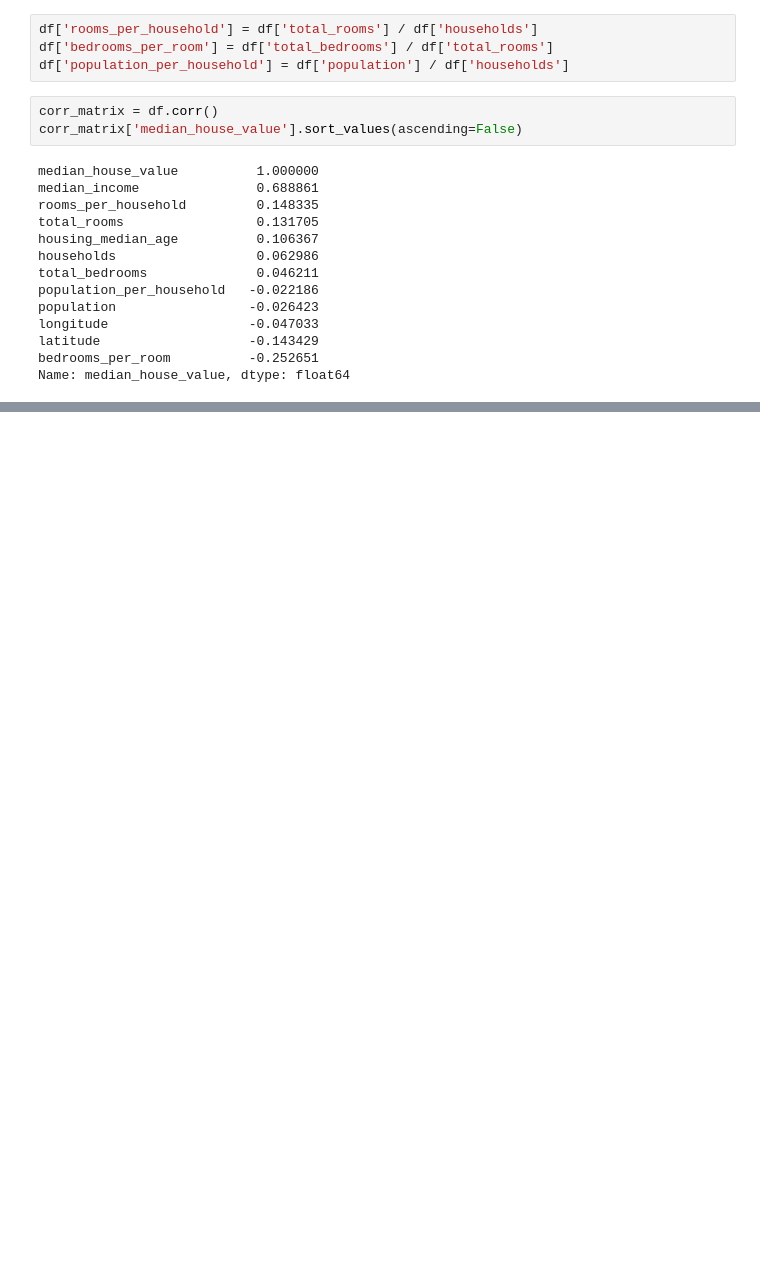
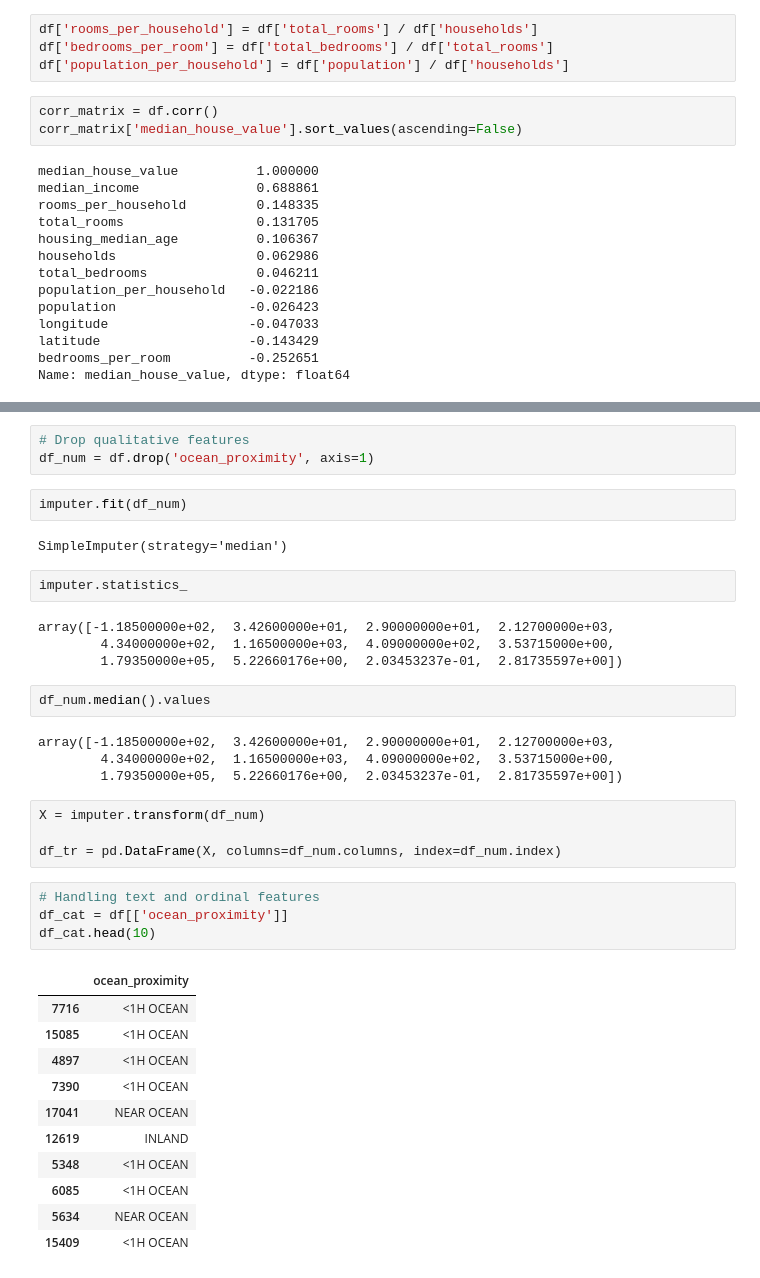
Before and after one commit to juan190199/Kaggle, a Jupyter notebook: Housing/housing.ipynb, the cells around one changed output, grey strips where cells are left out. Cells and saved outputs as stored; diff of their text form; blank space fills up the shorter version.

Commit message:
~// Data cleaning

```diff
--- a/Housing/housing.ipynb
+++ b/Housing/housing.ipynb
@@ -207,0 +278,39 @@ Name: median_house_value, dtype: float64
+# %%
+# Drop qualitative features
+df_num = df.drop('ocean_proximity', axis=1)
+# %%
+imputer.fit(df_num)
+# %% [output]
+SimpleImputer(strategy='median')
+# %%
+imputer.statistics_
+# %% [output]
+array([-1.18500000e+02,  3.42600000e+01,  2.90000000e+01,  2.12700000e+03,
+        4.34000000e+02,  1.16500000e+03,  4.09000000e+02,  3.53715000e+00,
+        1.79350000e+05,  5.22660176e+00,  2.03453237e-01,  2.81735597e+00])
+# %%
+df_num.median().values
+# %% [output]
+array([-1.18500000e+02,  3.42600000e+01,  2.90000000e+01,  2.12700000e+03,
+        4.34000000e+02,  1.16500000e+03,  4.09000000e+02,  3.53715000e+00,
+        1.79350000e+05,  5.22660176e+00,  2.03453237e-01,  2.81735597e+00])
+# %%
+X = imputer.transform(df_num)
+
+df_tr = pd.DataFrame(X, columns=df_num.columns, index=df_num.index)
+# %%
+# Handling text and ordinal features
+df_cat = df[['ocean_proximity']]
+df_cat.head(10)
+# %% [output]
+|  | ocean_proximity |
+| 7716 | <1H OCEAN |
+| 15085 | <1H OCEAN |
+| 4897 | <1H OCEAN |
+| 7390 | <1H OCEAN |
+| 17041 | NEAR OCEAN |
+| 12619 | INLAND |
+| 5348 | <1H OCEAN |
+| 6085 | <1H OCEAN |
+| 5634 | NEAR OCEAN |
+| 15409 | <1H OCEAN |
```
Also changed, not shown: parts of 21 cells of this notebook.
